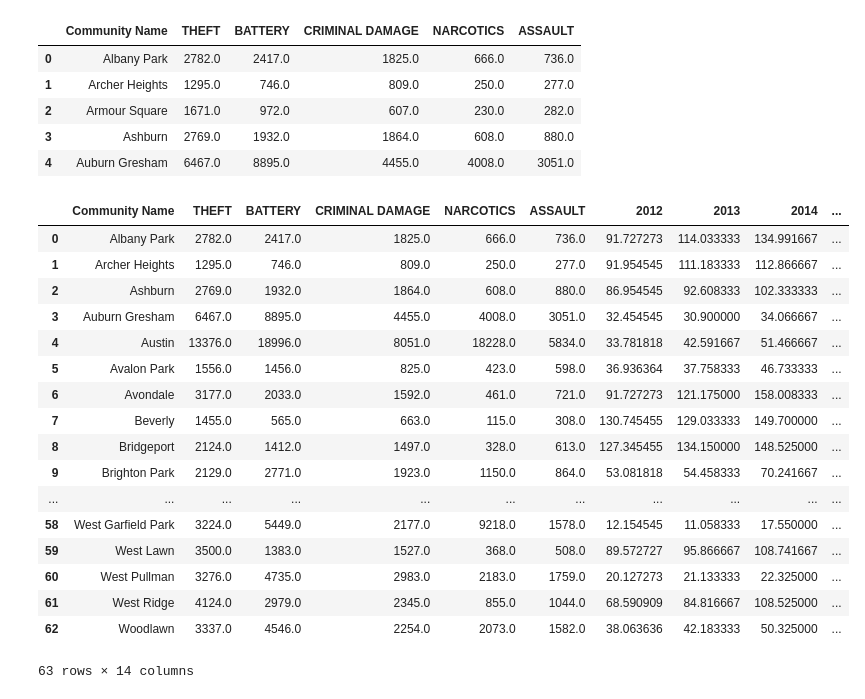
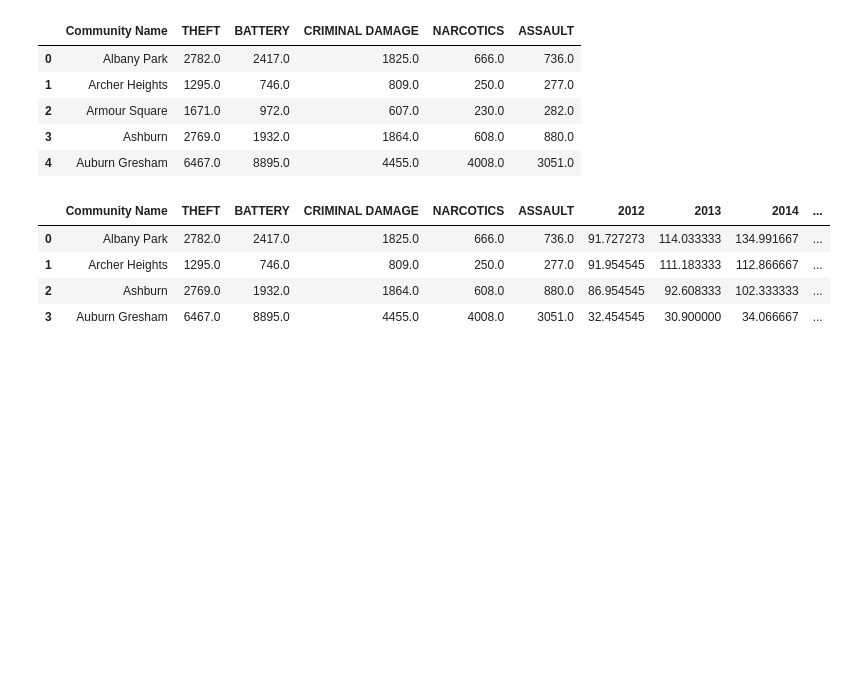
Before and after one commit to uic-cs418/Real-estate-price-prediction-using-Chicago-crime-data, a Jupyter notebook: Crime+real estate Regression Analysis .ipynb, the cells around one changed output. Saved outputs shown, nothing was run; the diff lists cells and outputs as text; code cells hidden in the pictures; blank space fills up the shorter version.

```diff
--- a/Crime+real estate Regression Analysis .ipynb
+++ b/Crime+real estate Regression Analysis .ipynb
@@ -416,24 +416,11 @@ crime_catg.head(5)
 # %%
 ### join crime data with real estate data
 final_df = pd.merge(crime_catg, house_ann, left_on='Community Name', right_on='area')
 final_df.drop(['Region', 'area', 'Community Area'], axis=1, inplace=True)
-final_df
+final_df.head(4)
 # %% [output]
 |  | Community Name | THEFT | BATTERY | CRIMINAL DAMAGE | NARCOTICS | ASSAULT | 2012 | 2013 | 2014 | ... |
 | 0 | Albany Park | 2782.0 | 2417.0 | 1825.0 | 666.0 | 736.0 | 91.727273 | 114.033333 | 134.991667 | ... |
 | 1 | Archer Heights | 1295.0 | 746.0 | 809.0 | 250.0 | 277.0 | 91.954545 | 111.183333 | 112.866667 | ... |
 | 2 | Ashburn | 2769.0 | 1932.0 | 1864.0 | 608.0 | 880.0 | 86.954545 | 92.608333 | 102.333333 | ... |
 | 3 | Auburn Gresham | 6467.0 | 8895.0 | 4455.0 | 4008.0 | 3051.0 | 32.454545 | 30.900000 | 34.066667 | ... |
-| 4 | Austin | 13376.0 | 18996.0 | 8051.0 | 18228.0 | 5834.0 | 33.781818 | 42.591667 | 51.466667 | ... |
-| 5 | Avalon Park | 1556.0 | 1456.0 | 825.0 | 423.0 | 598.0 | 36.936364 | 37.758333 | 46.733333 | ... |
-| 6 | Avondale | 3177.0 | 2033.0 | 1592.0 | 461.0 | 721.0 | 91.727273 | 121.175000 | 158.008333 | ... |
-| 7 | Beverly | 1455.0 | 565.0 | 663.0 | 115.0 | 308.0 | 130.745455 | 129.033333 | 149.700000 | ... |
-| 8 | Bridgeport | 2124.0 | 1412.0 | 1497.0 | 328.0 | 613.0 | 127.345455 | 134.150000 | 148.525000 | ... |
-| 9 | Brighton Park | 2129.0 | 2771.0 | 1923.0 | 1150.0 | 864.0 | 53.081818 | 54.458333 | 70.241667 | ... |
-| ... | ... | ... | ... | ... | ... | ... | ... | ... | ... | ... |
-| 58 | West Garfield Park | 3224.0 | 5449.0 | 2177.0 | 9218.0 | 1578.0 | 12.154545 | 11.058333 | 17.550000 | ... |
-| 59 | West Lawn | 3500.0 | 1383.0 | 1527.0 | 368.0 | 508.0 | 89.572727 | 95.866667 | 108.741667 | ... |
-| 60 | West Pullman | 3276.0 | 4735.0 | 2983.0 | 2183.0 | 1759.0 | 20.127273 | 21.133333 | 22.325000 | ... |
-| 61 | West Ridge | 4124.0 | 2979.0 | 2345.0 | 855.0 | 1044.0 | 68.590909 | 84.816667 | 108.525000 | ... |
-| 62 | Woodlawn | 3337.0 | 4546.0 | 2254.0 | 2073.0 | 1582.0 | 38.063636 | 42.183333 | 50.325000 | ... |
-63 rows × 14 columns
```
Also changed, not shown: parts of 4 cells of this notebook, 1 other file.
